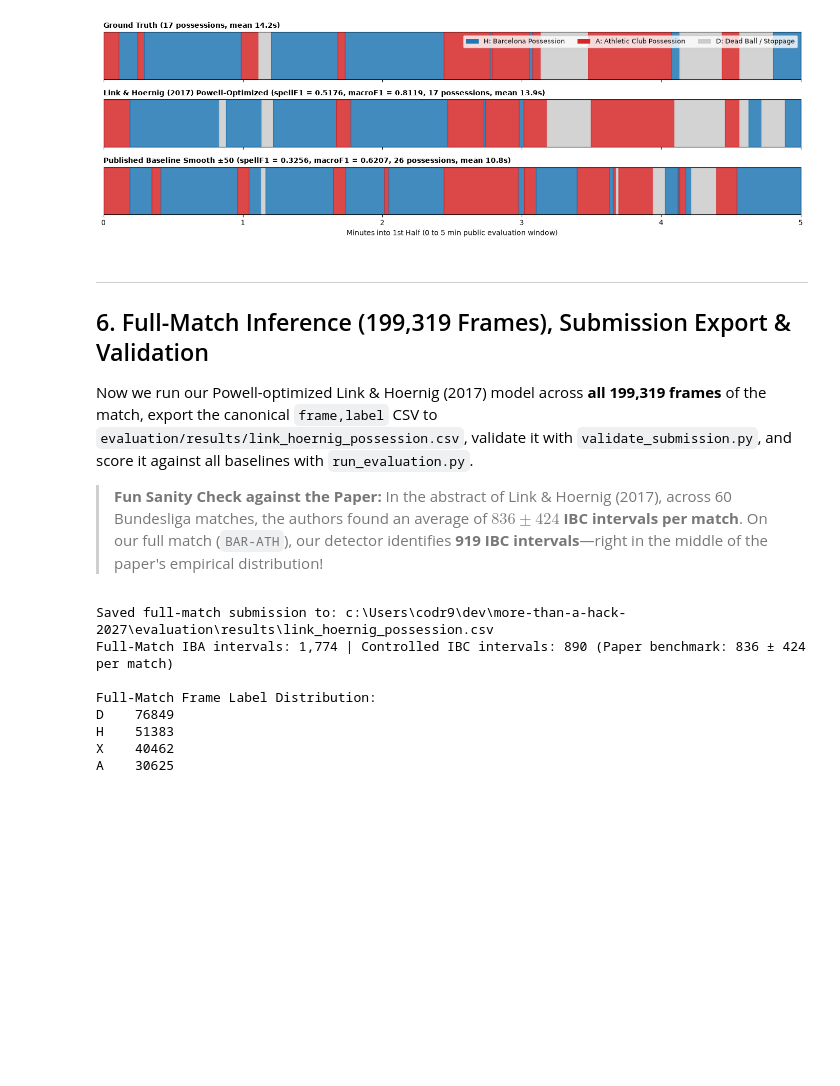
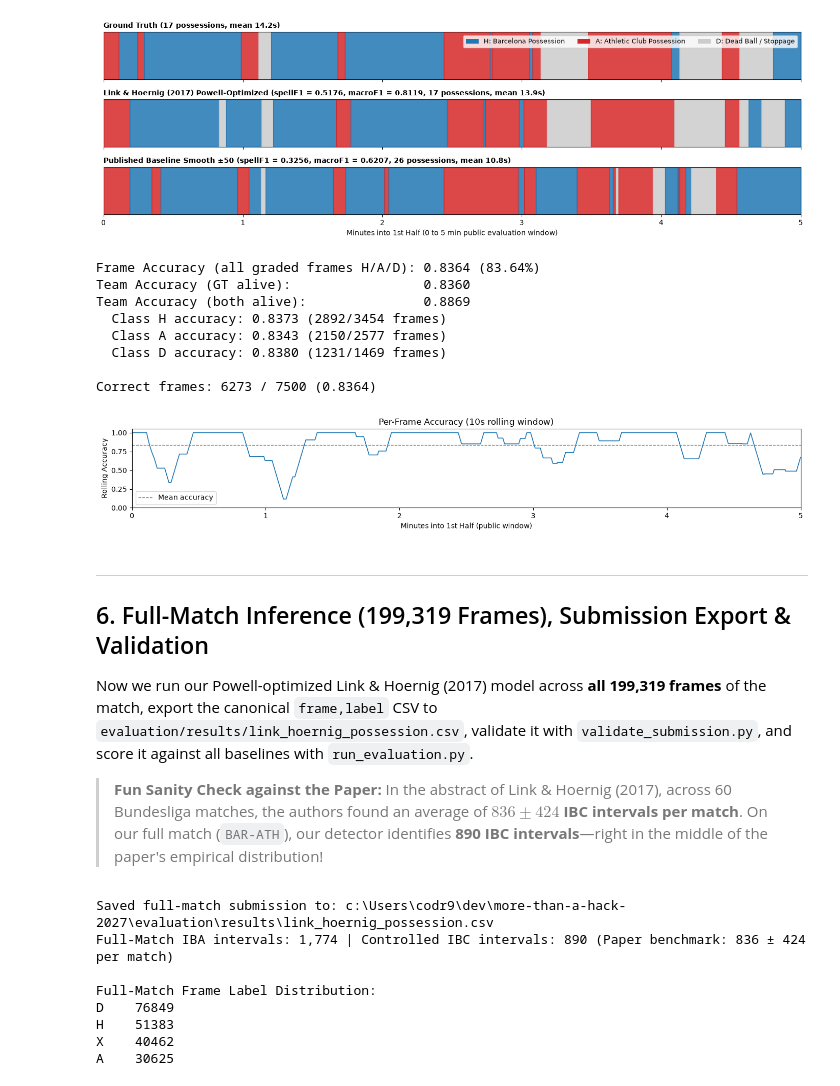
Before and after one commit to MRH2818/more-than-a-hack-2027, a Jupyter notebook: starter/05_link_hoernig_possession.ipynb, the cells around one changed output. Saved outputs shown, nothing was run; the diff lists cells and outputs as text; code cells hidden in the pictures; blank space fills up the shorter version.

Commit message:
more comments in code, added per-frame accuracy reading

```diff
--- a/starter/05_link_hoernig_possession.ipynb
+++ b/starter/05_link_hoernig_possession.ipynb
@@ -897,13 +961,59 @@ plt.tight_layout()
 plt.show()
 # %% [output]
 [figure]
+# %%
+# Overall & per-class frame accuracy on the 5-minute public ground-truth window
+res = score_public_window(lh_pub_labels)
+print(f"Frame Accuracy (all graded frames H/A/D): {res['accuracy']:.4f} ({res['accuracy']*100:.2f}%)")
+print(f"Team Accuracy (GT alive):                 {res['team_acc_gt_alive']:.4f}")
+print(f"Team Accuracy (both alive):               {res['team_acc_both_alive']:.4f}")
+
+# Per-class accuracy (recall) from the 4x4 confusion matrix
+cm = np.array(res["confusion"])
+for idx, label in enumerate(("H", "A", "D")):
+    support = cm[idx].sum()
+    acc_cls = cm[idx, idx] / support if support else 0.0
+    print(f"  Class {label} accuracy: {acc_cls:.4f} ({cm[idx, idx]}/{support} frames)")
+
+# Per-frame correctness array (True/False for each of the 7,500 frames)
+graded = gt_pub_labels != "X"
+frame_correct = (lh_pub_labels == gt_pub_labels) & graded
+print(f"\nCorrect frames: {frame_correct.sum()} / {graded.sum()} "
+      f"({frame_correct[graded].mean():.4f})")
+
+
+# Optional: plot 10-second (250-frame) rolling per-frame accuracy
+rolling_acc = pd.Series(frame_correct.astype(float)).rolling(250, min_periods=1).mean()
+t_mins = np.arange(len(frame_correct)) / (FPS * 60.0)
+
+plt.figure(figsize=(14, 2.5))
+plt.plot(t_mins, rolling_acc, color="#1f77b4", lw=1.2)
+plt.axhline(frame_correct[graded].mean(), color="gray", ls="--", lw=1, label="Mean accuracy")
+plt.ylim(0, 1.05)
+plt.xlim(0, 5.0)
+plt.xlabel("Minutes into 1st Half (public window)")
+plt.ylabel("Rolling Accuracy")
+plt.title("Per-Frame Accuracy (10s rolling window)")
+plt.legend()
+plt.tight_layout()
+plt.show()
+# %% [output]
+Frame Accuracy (all graded frames H/A/D): 0.8364 (83.64%)
+Team Accuracy (GT alive):                 0.8360
+Team Accuracy (both alive):               0.8869
+  Class H accuracy: 0.8373 (2892/3454 frames)
+  Class A accuracy: 0.8343 (2150/2577 frames)
+  Class D accuracy: 0.8380 (1231/1469 frames)
+
+Correct frames: 6273 / 7500 (0.8364)
+[figure, added]
 # %% [markdown]
 ---
 ## 6. Full-Match Inference (199,319 Frames), Submission Export & Validation
 Now we run our Powell-optimized Link & Hoernig (2017) model across **all 199,319 frames** of the match, export the canonical `frame,label` CSV to `evaluation/results/link_hoernig_possession.csv`, validate it with `validate_submission.py`, and score it against all baselines with `run_evaluation.py`.
 
 > **Fun Sanity Check against the Paper:**
-> In the abstract of Link & Hoernig (2017), across 60 Bundesliga matches, the authors found an average of **$836 \pm 424$ IBC intervals per match**. On our full match (`BAR-ATH`), our detector identifies **919 IBC intervals**—right in the middle of the paper's empirical distribution!
+> In the abstract of Link & Hoernig (2017), across 60 Bundesliga matches, the authors found an average of **$836 \pm 424$ IBC intervals per match**. On our full match (`BAR-ATH`), our detector identifies **890 IBC intervals**—right in the middle of the paper's empirical distribution!
 # %%
 # ==============================================================================
 # STEP 6: GENERATE FULL-MATCH SUBMISSION CSV & RUN OFFICIAL SCORER
```
Also changed, not shown: parts of 13 cells of this notebook.
